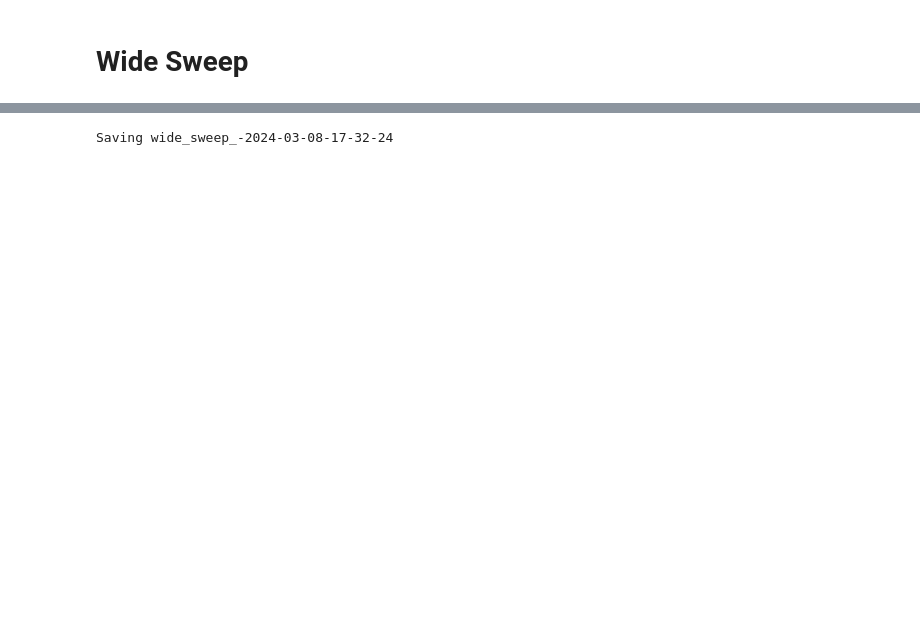
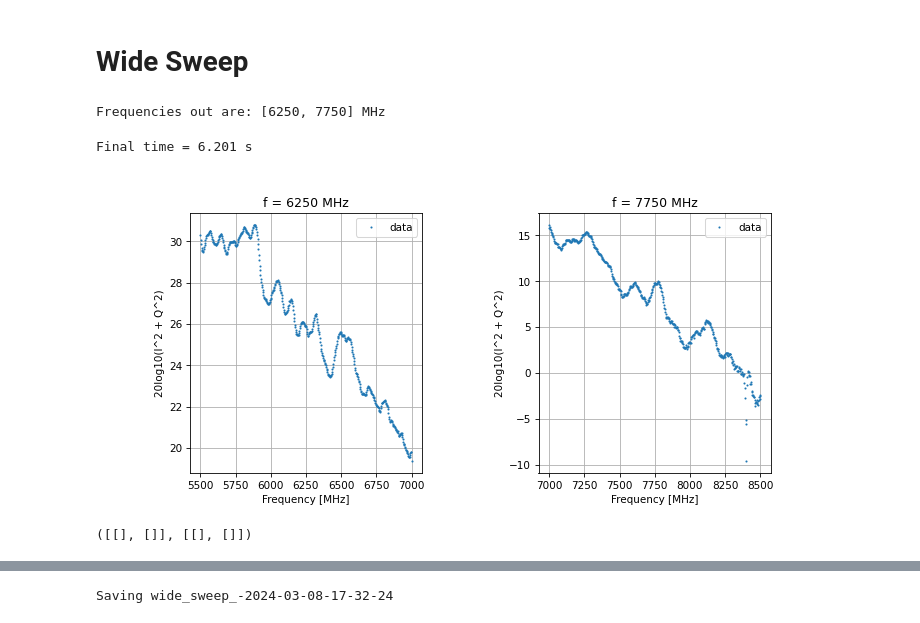
Before and after one commit to houcklab/HouckLab_QICK, a Jupyter notebook: WorkingProjects/QM_Team/resonator_measurements/template_notebooks/finding-resonators.ipynb, the cells around one changed output, grey strips where cells are left out. Drawn from its saved outputs; the diff is of its cells as text; code cells hidden in the pictures; blank space fills up the shorter version.

```diff
--- a/WorkingProjects/QM_Team/resonator_measurements/template_notebooks/finding-resonators.ipynb
+++ b/WorkingProjects/QM_Team/resonator_measurements/template_notebooks/finding-resonators.ipynb
@@ -17,7 +17,7 @@ import h5py
 from PythonDrivers.control_atten import setatten
 # import PythonDrivers.YOKOGS200 as YOKOGS200
 import matplotlib.pyplot as plt
-savePath = r'Z:\t1Team\Data\2024-02-29_BFG_cooldown\2024-02-25_TAHP02_Au+144nm'
+savePath = r'Z:\t1Team\Data\2024-04-02_BFG_cooldown\2024-03-29_TAHP02_Au+700nm\dump'
 import numpy as np
 
 # Python 3.7
@@ -64,3 +64,44 @@ attobj.set_attenuation(1,0,2)
+# %%
+inputDict = {}
+inputDict['LO_f'] = 0  # local oscillator frequency
+
+# define frequencies
+inputDict['span_f'] = [1500,1500]
+inputDict['names'] = ['wide1', 'wide2']
+
+# center freqs
+inputDict['res_f']=[6250,7750]
+
+# define numbers of points
+inputDict['n_expts'] = 500  # number of points along the frequency axis
+inputDict['n_rounds'] = 1  # number of times to sweep along the frequency axis
+inputDict['n_reps'] = 1  # number of repetitions to take at each frequency point
+
+# timing. Units are clock cycles, but converted from us
+inputDict['ring_up_time'] = 500  # time waiting for the resonator to ring up at the start of each sweep
+inputDict['ring_between_time'] = 50  # time waiting for the resonator to ring up at the start of each sweep
+inputDict['readout_length'] = 500  # time to average over
+inputDict['adc_trig_offset'] = 0.1  # time after the DAC starts the final steady pulse before the ADC starts it's read
+
+# power
+inputDict['basePowers'] = [0,0] # dBm
+inputDict['gain'] = [30000,30000]
+
+
+# Acquire
+inputDict['power'] = inputDict['basePowers']
+Instancex = mResSweepDouble.ResSweep(path=savePath, prefix='wide_sweep_', inputDict=inputDict, soc=soc, soccfg=soccfg)
+with open(devnull,'w') as f:
+    with redirect_stderr(f):
+        datax = mResSweepDouble.ResSweep.acquire(Instancex)
+# mResSweep.ResSweep.save_data(Instancex, datax)
+mResSweepDouble.ResSweep.display(Instancex, datax, fit=False)
+# mResSweepDouble.ResSweep.save_data(Instancex, datax)
+# %% [output]
+Frequencies out are: [6250, 7750] MHz
+Final time = 6.201 s
+[figure, added]
+([[], []], [[], []])
 # %%
 inputDict = {}
 inputDict['LO_f'] = 0  # local oscillator frequency
```
Also changed, not shown: parts of 5 cells of this notebook, 30 other files.
